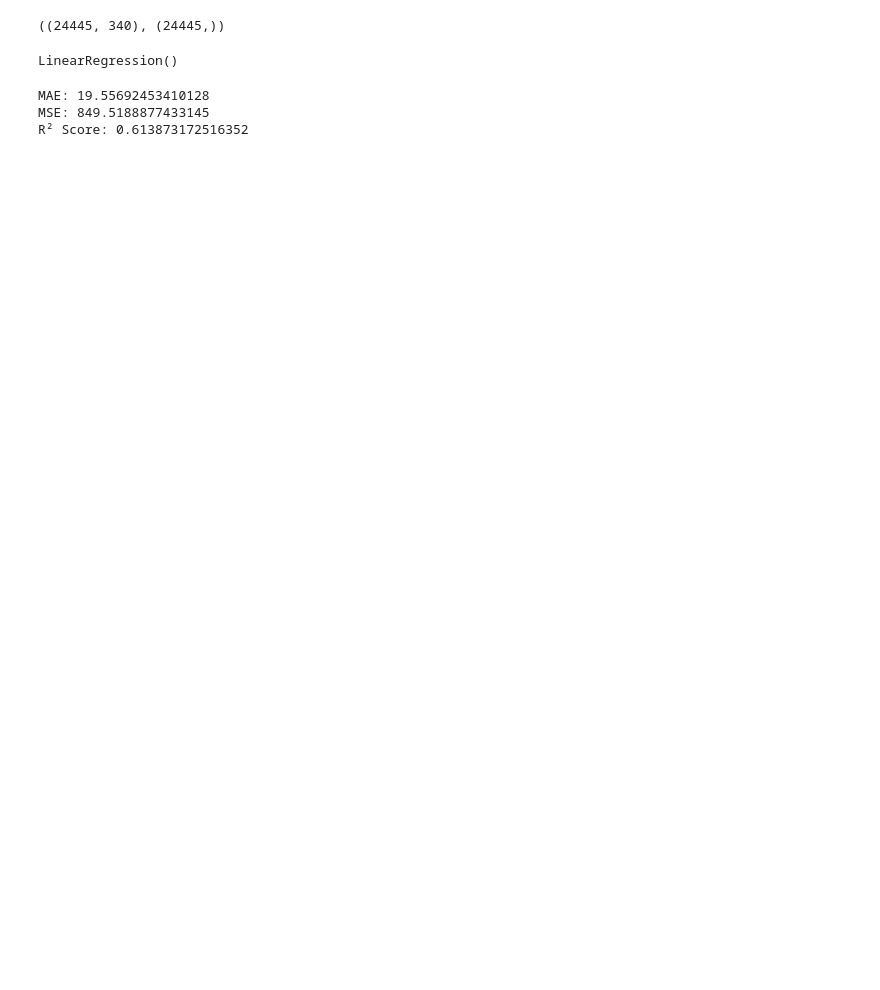
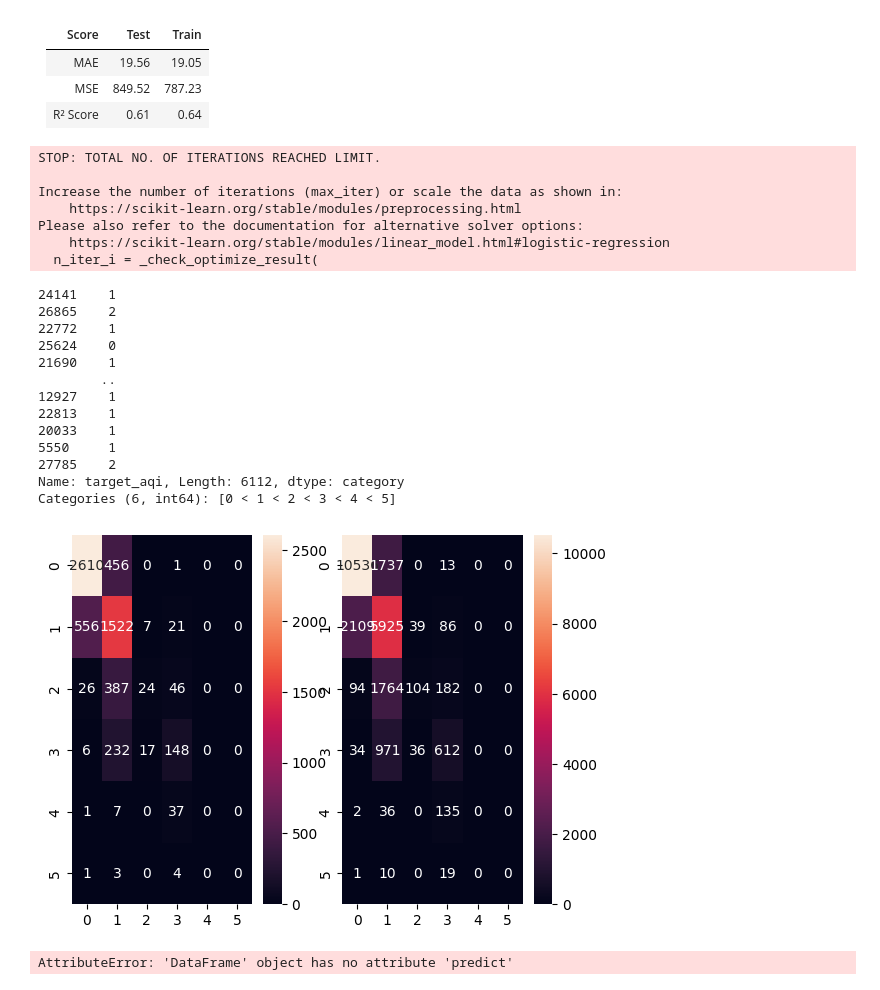
Before and after one commit to boesi/ds-ml-project-urban-air-pollution, a Jupyter notebook: baseline_model.ipynb, the cells around one changed output. Cells and saved outputs as stored; diff of their text form; code cells hidden in the pictures; blank space fills up the shorter version.

Commit message:
baseline model with functions

```diff
--- a/baseline_model.ipynb
+++ b/baseline_model.ipynb
@@ -6,5 +7,5 @@ from sklearn.model_selection import train_test_split
 from sklearn.linear_model import LogisticRegression, LinearRegression
 from sklearn.metrics import mean_squared_error, accuracy_score, mean_absolute_error, r2_score, precision_score, recall_score, f1_score, roc_auc_score
 # %%
-df = pd.read_csv('data/Train.csv')
-df
+RSEED = 42
+df = uap.get_data()
@@ -25,2 +12,7 @@ df
 # %%
-base_model_df = df[['target', 'Place_ID', 'Date']]
+base_model_df = df[['target', 'Place_ID', 'day_of_year']]
+base_model_enc = uap.convert_to_categorical(base_model_df, 'Place_ID')
+print(base_model_enc.columns)
+X = base_model_enc.drop(['target'], axis=1)
+y_con = base_model_enc['target']
+X_train, X_test, y_train, y_test = train_test_split(X, y_con, test_size=0.2, random_state=RSEED, stratify=)
@@ -98,42 +26,62 @@ X = base_model_enc.drop(['target'], axis=1)
-# %%
-RSEED = 42
-X_train, X_test, y_train, y_test = train_test_split(X, y_con, test_size=0.2, random_state=RSEED)
-#X_train, X_test, y_train_cat, y_test_cat = train_test_split(X, y_cat, test_size=0.2, random_state=RSEED)
-# %%
-X_train.shape, y_train.shape
-# %% [output]
-((24445, 340), (24445,))
 # %%
 reg_base_model = LinearRegression()
-#cat_base_model = LogisticRegression()
-
 reg_base_model.fit(X_train, y_train)
-#cat_base_model.fit(X_train, y_train_cat)
+uap.check_regression(reg_base_model, X_train, X_test, y_train, y_test)
 # %% [output]
-LinearRegression()
+
+|Score|Test|Train|
+|:--|--:|--:|
+|MAE|19.56|19.05|
+|MSE|849.52|787.23|
+|R² Score|0.61|0.64|
+# %%
+cat_base_model_df = df[['target_aqi', 'Place_ID', 'day_of_year']]
+cat_base_model_enc = uap.convert_to_categorical(cat_base_model_df, 'Place_ID')
+X = cat_base_model_enc.drop(['target_aqi'], axis=1)
+y_con = cat_base_model_enc['target_aqi']
+X_train_cat, X_test_cat, y_train_cat, y_test_cat = train_test_split(X, y_con, test_size=0.2, random_state=RSEED)
 # %%
-y_pred = reg_base_model.predict(X_test)
-
-print("MAE:", mean_absolute_error(y_test, y_pred))
-print("MSE:", mean_squared_error(y_test, y_pred))
-print("R² Score:", r2_score(y_test, y_pred))
+cat_base_model = LogisticRegression()
+cat_base_model.fit(X_train, y_train_cat)
+print(y_test_cat)
+uap.check_classification(cat_base_model, X_train_cat, X_test_cat, y_train_cat, y_test_cat)
 # %% [output]
-MAE: 19.55692453410128
-MSE: 849.5188877433145
-R² Score: 0.613873172516352
+STOP: TOTAL NO. OF ITERATIONS REACHED LIMIT.
+
+Increase the number of iterations (max_iter) or scale the data as shown in:
+    https://scikit-learn.org/stable/modules/preprocessing.html
+Please also refer to the documentation for alternative solver options:
+    https://scikit-learn.org/stable/modules/linear_model.html#logistic-regression
+  n_iter_i = _check_optimize_result(
+24141    1
+26865    2
+22772    1
+25624    0
+21690    1
+        ..
+12927    1
+22813    1
+20033    1
+5550     1
+27785    2
+Name: target_aqi, Length: 6112, dtype: category
+Categories (6, int64): [0 < 1 < 2 < 3 < 4 < 5]
+[figure, added]
 # %%
 with open('models/base_linreg_model.pkl', 'wb') as f:
     pk.dump(reg_base_model, f)
 # %%
-y_pred_cat = cat_base_model.predict(X_test)
+y_pred_cat = cat_base_model_df.predict(X_test)
 
-y_prob = cat_base_model.predict_proba(X_test)[:, 1]
+y_prob = cat_base_model_df.predict_proba(X_test)[:, 1]
 
-print("Accuracy:", accuracy_score(y_test, y_pred_cat)
+print("Accuracy:", accuracy_score(y_test, y_pred_cat))
 print("Precision:", precision_score(y_test, y_pred_cat))
 print("Recall:", recall_score(y_test, y_pred_cat))
 print("F1 Score:", f1_score(y_test, y_pred_cat))
 print("ROC AUC:", roc_auc_score(y_test, y_prob))
+# %% [output]
+AttributeError: 'DataFrame' object has no attribute 'predict'
 # %%
 with open('models/base_logreg_model.pkl', 'wb') as f:
     pk.dump(reg_base_model, f)
```
Also changed, not shown: parts of 9 cells of this notebook, 1 other file.
